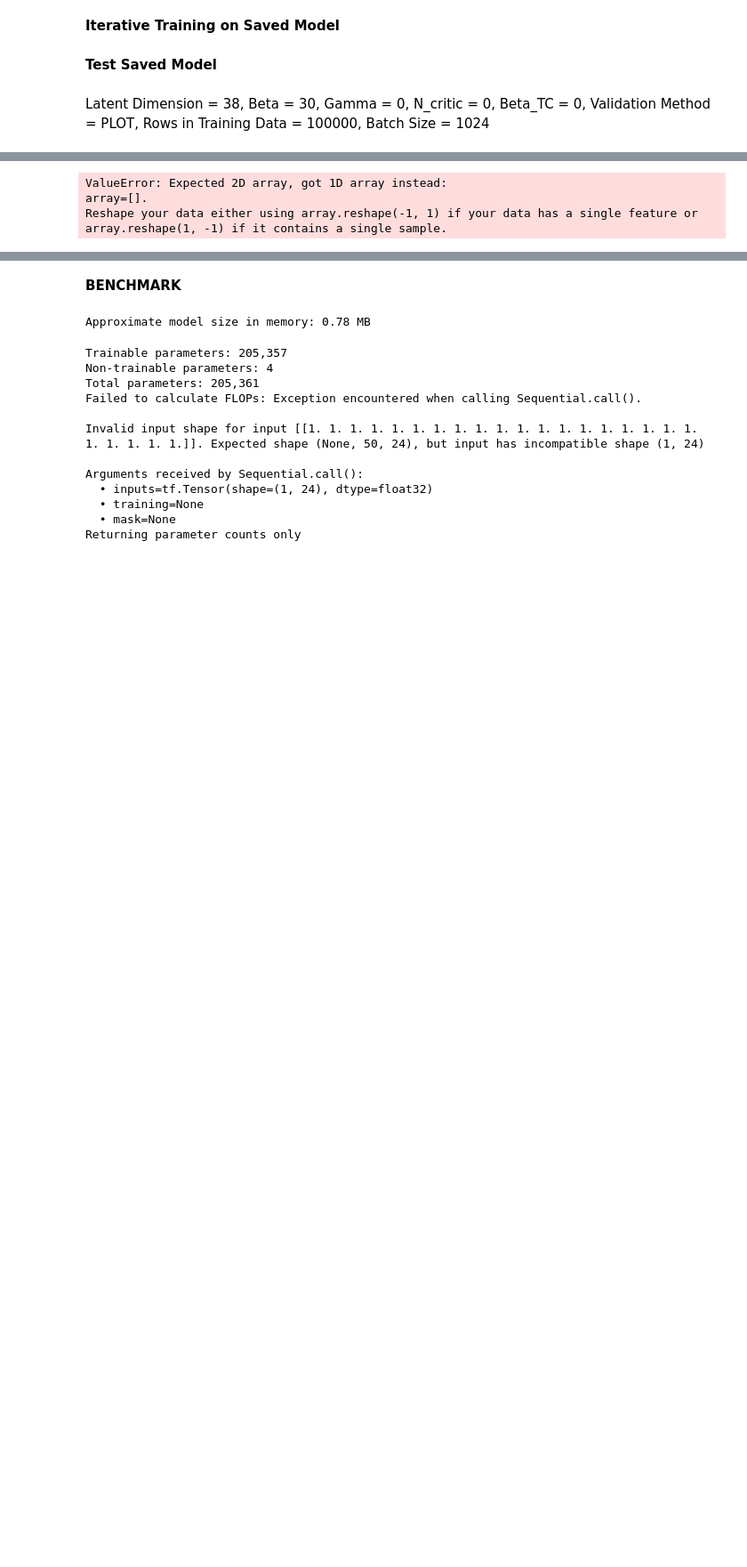
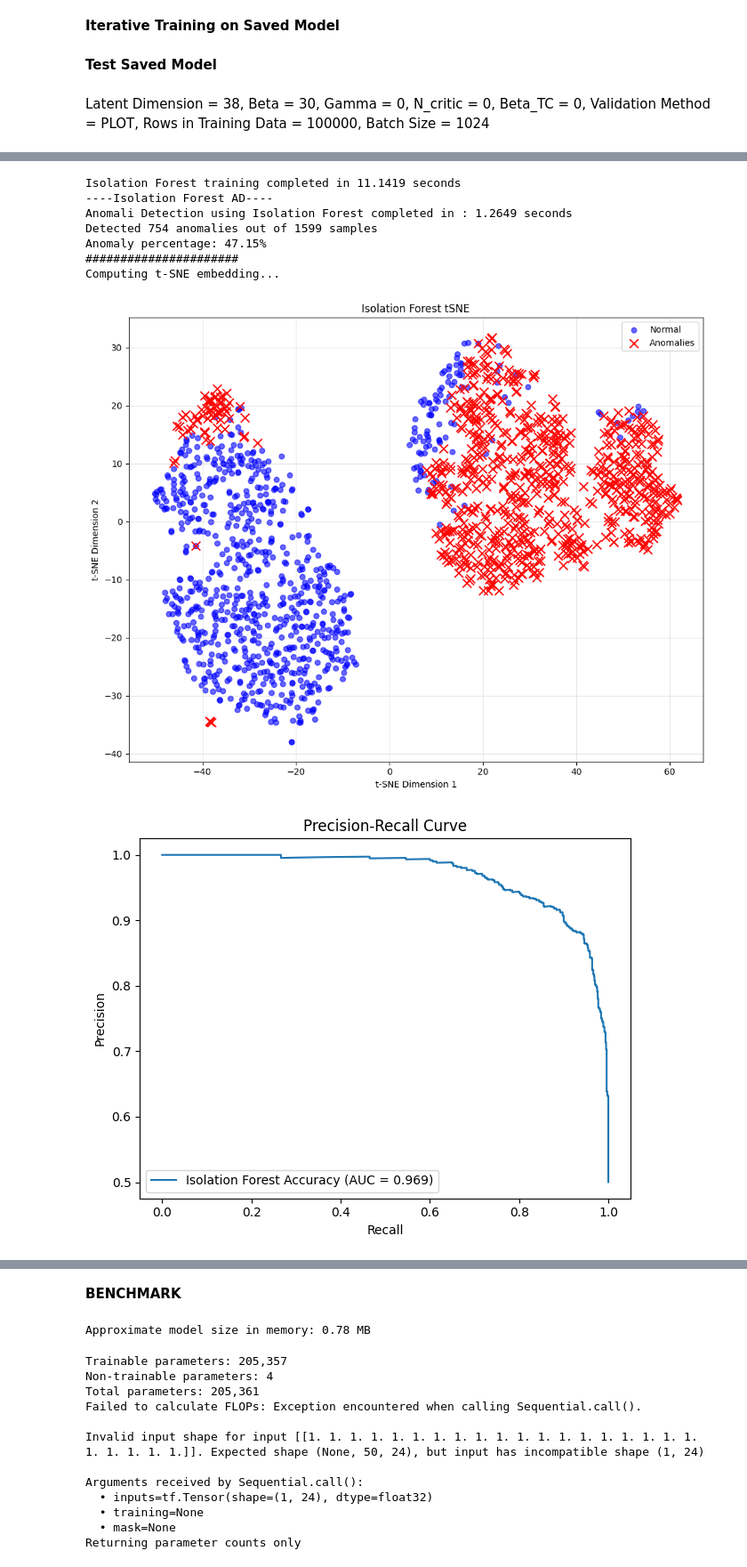
Before and after one commit to Samin765/Edge-Deployable-Unsupervised-IDS-for-CAN, a Jupyter notebook: VAE_multiple_samples_.ipynb, the cells around one changed output, grey strips where cells are left out. Shown at 89% size. Saved outputs shown, nothing was run; the diff lists cells and outputs as text; code cells hidden in the pictures; blank space fills up the shorter version.

```diff
--- a/VAE_multiple_samples_.ipynb
+++ b/VAE_multiple_samples_.ipynb
@@ -2093,29 +2213,35 @@ print(sum(mixed2_labels), len(mixed2_labels) - sum(mixed2_labels))
 # %%
 #print(np.array(mean_train).min())
 scaled_features, scaler = prepare_features(np.array(mean_train), np.array(variance_train))
 mixed_scaled_features, mixed_scaler = prepare_features(np.array(mixed_means), np.array(mixed_variances))
 
-iso_model = train_isolation_forest(scaled_features, contamination=0.05, n_estimators=10000, random_state=42)
+iso_model = train_isolation_forest(np.array(mean_train), contamination=0.02, n_estimators=10000, random_state=42)
 #svm_model = train_one_class_svm(scaled_features, nu=0.00001, kernel='rbf', gamma='scale')
-hdbscan_model = train_hdbscan_detector(scaled_features,min_cluster_size=500,min_samples=500, metric='cosine')
+#hdbscan_model = train_hdbscan_detector(np.array(mixed_means),min_cluster_size=500,min_samples=500, metric='cosine')
 
 
-iso_anomaly_mask, iso_anomaly_scores = detect_anomalies_isolation_forest(iso_model, mixed_scaled_features)
+iso_anomaly_mask, iso_anomaly_scores = detect_anomalies_isolation_forest(iso_model, np.array(mixed_means))
 #svm_anomaly_mask, svm_anomaly_scores = detect_anomalies_one_class_svm(svm_model, mixed_scaled_features)
 #hdbscan_outliers, test_labels, strengths = detect_anomalies_hdbscan(hdbscan_model , mixed_scaled_features)
 
-iso_pca = visualize_anomalies(mixed_scaled_features, iso_anomaly_mask, "Isolation Forest tSNE")
+iso_pca = visualize_anomalies(np.array(mixed_means), iso_anomaly_mask, "Isolation Forest tSNE")
 #svm_pca = visualize_anomalies(mixed_scaled_features, svm_anomaly_mask, "SVM TSNE")
 
 #hdbscan_pca = visualize_anomalies(mixed_scaled_features, hdbscan_outliers,"HDBSCAN TSNE")
 #visualize_results(scaled_features, mixed_scaled_features, hdbscan_outliers)
 
 evaluate_anomaly_detector(iso_anomaly_scores, mixed_labels, "Isolation Forest Accuracy")
 #evaluate_anomaly_detector(svm_anomaly_scores, mixed_labels, "SVM Accuracy")
 #evaluate_anomaly_detector(hdbscan_outliers, mixed_labels, "HDBSCAN Accuracy")
 
 #evaluation = evaluate_hdbscan_detector(mixed_labels, anomaly_mask)
 # %% [output]
-ValueError: Expected 2D array, got 1D array instead:
-array=[].
-Reshape your data either using array.reshape(-1, 1) if your data has a single feature or array.reshape(1, -1) if it contains a single sample.
+Isolation Forest training completed in 11.1419 seconds
+----Isolation Forest AD----
+Anomali Detection using Isolation Forest completed in : 1.2649 seconds
+Detected 754 anomalies out of 1599 samples
+Anomaly percentage: 47.15%
+######################
+Computing t-SNE embedding...
+[figure, added]
+[figure, added]
```
Also changed, not shown: parts of 10 cells of this notebook, 3 other files.
